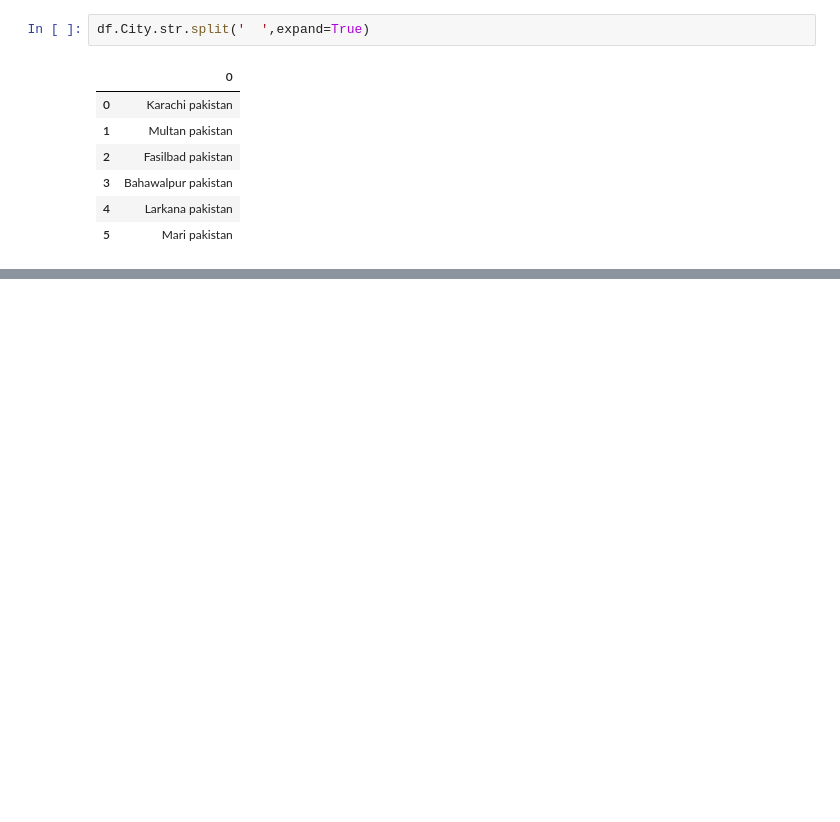
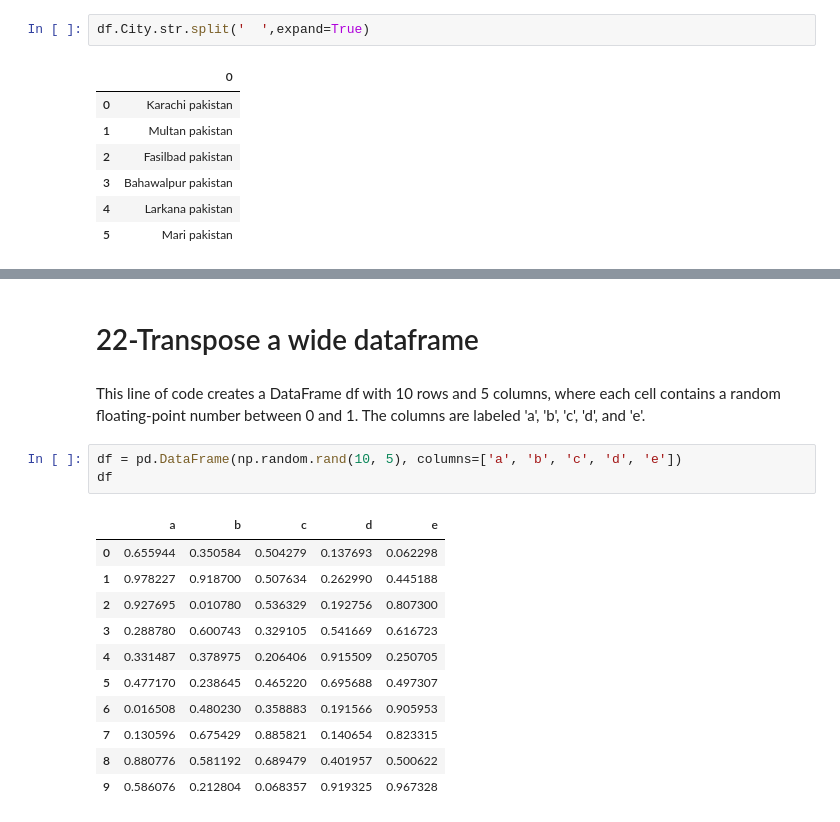
Before and after one commit to Danish12365/AI-and-Data-Science-6-Months, a Jupyter notebook: day_8/Pandas_tips_and_tricks_1.ipynb, the cells around one changed output, grey strips where cells are left out. Drawn from its saved outputs; the diff is of its cells as text; blank space fills up the shorter version.

```diff
--- a/day_8/Pandas_tips_and_tricks_1.ipynb
+++ b/day_8/Pandas_tips_and_tricks_1.ipynb
@@ -702,0 +978,19 @@ ValueError: Columns must be same length as key
+# %% [markdown]
+# 22-Transpose a wide dataframe
+# %% [markdown]
+This line of code creates a DataFrame df with 10 rows and 5 columns, where each cell contains a random floating-point number between 0 and 1. The columns are labeled 'a', 'b', 'c', 'd', and 'e'.
+# %%
+df = pd.DataFrame(np.random.rand(10, 5), columns=['a', 'b', 'c', 'd', 'e'])
+df
+# %% [output]
+|  | a | b | c | d | e |
+| 0 | 0.655944 | 0.350584 | 0.504279 | 0.137693 | 0.062298 |
+| 1 | 0.978227 | 0.918700 | 0.507634 | 0.262990 | 0.445188 |
+| 2 | 0.927695 | 0.010780 | 0.536329 | 0.192756 | 0.807300 |
+| 3 | 0.288780 | 0.600743 | 0.329105 | 0.541669 | 0.616723 |
+| 4 | 0.331487 | 0.378975 | 0.206406 | 0.915509 | 0.250705 |
+| 5 | 0.477170 | 0.238645 | 0.465220 | 0.695688 | 0.497307 |
+| 6 | 0.016508 | 0.480230 | 0.358883 | 0.191566 | 0.905953 |
+| 7 | 0.130596 | 0.675429 | 0.885821 | 0.140654 | 0.823315 |
+| 8 | 0.880776 | 0.581192 | 0.689479 | 0.401957 | 0.500622 |
+| 9 | 0.586076 | 0.212804 | 0.068357 | 0.919325 | 0.967328 |
```
Also changed, not shown: parts of 41 cells of this notebook, 10 other files.
